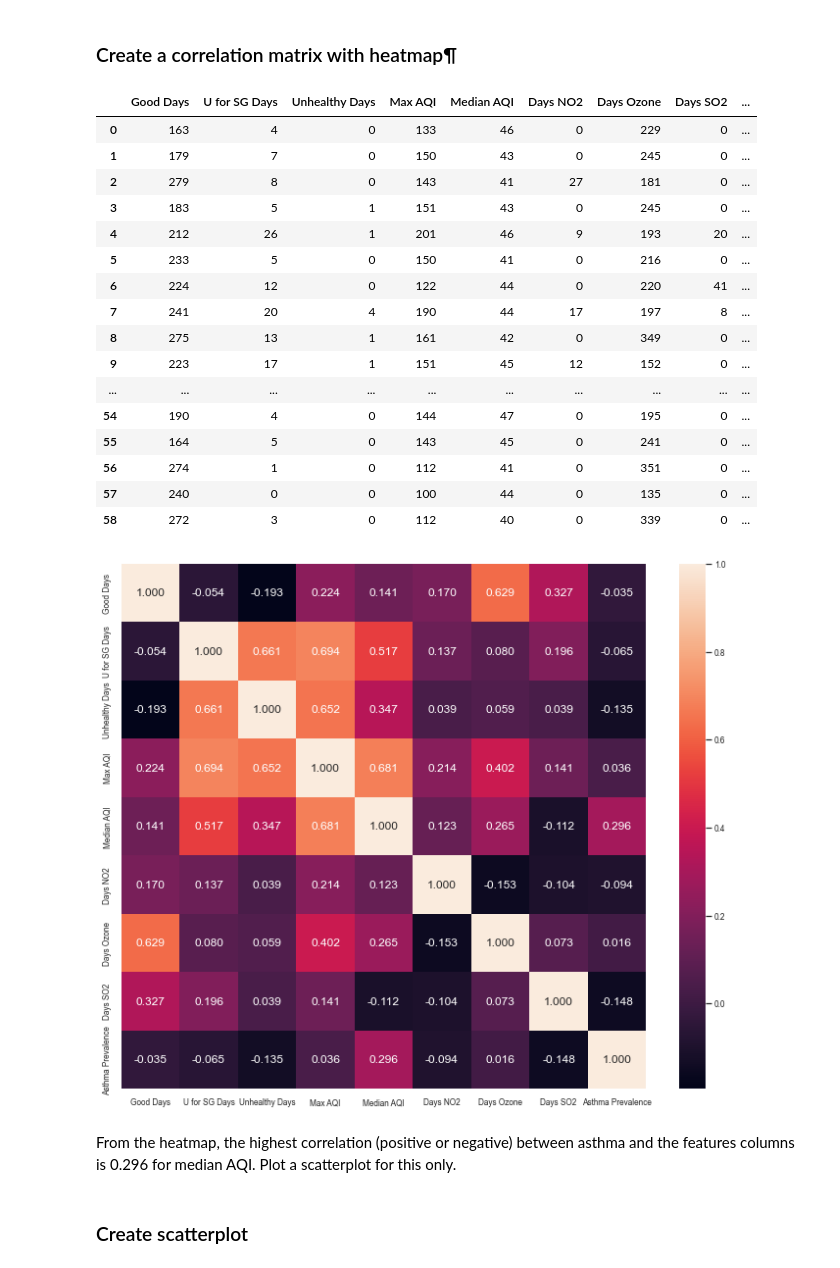
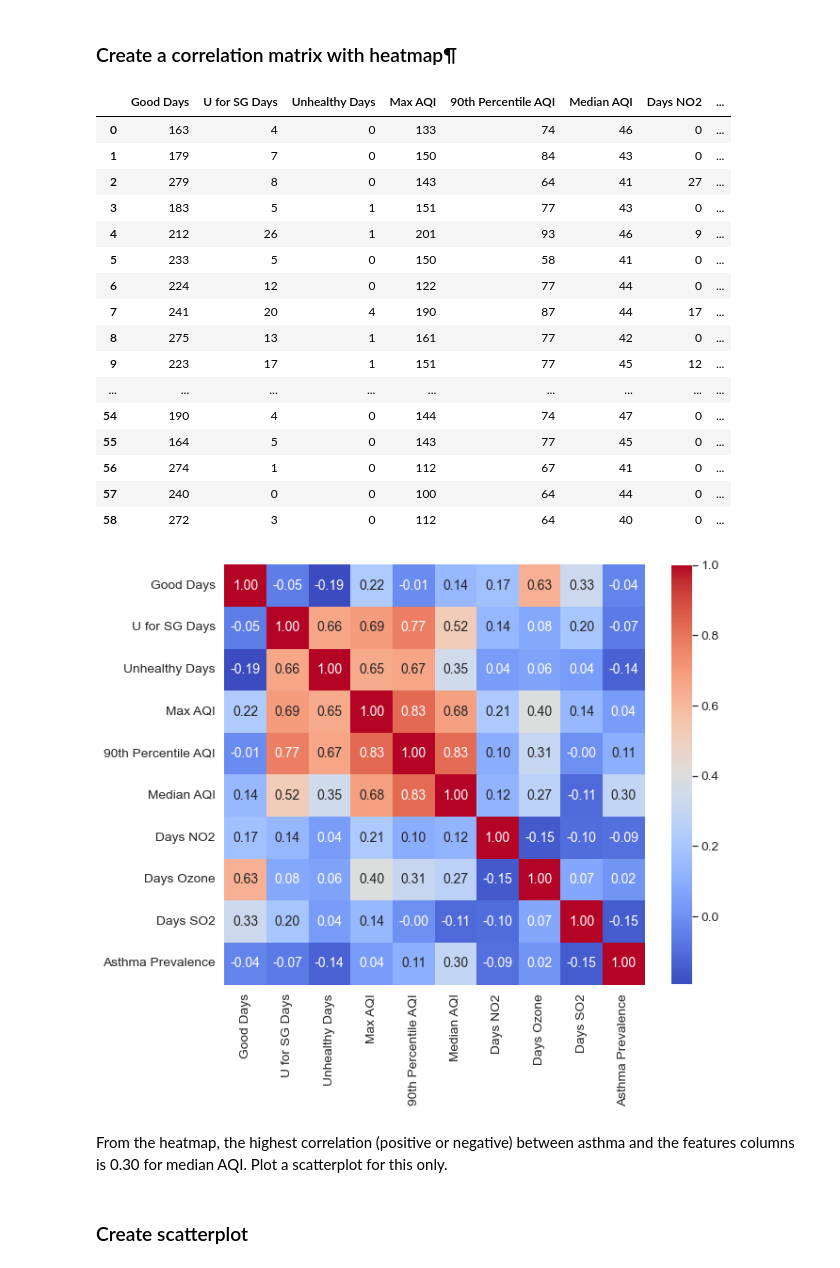
Before and after one commit to mjlaw/FIT_capstone, a Jupyter notebook: Jupyter_notebooks/Air Quality and Asthma part2.ipynb, the cells around one changed output. Cells and saved outputs as stored; diff of their text form; code cells hidden in the pictures.

Commit message:
edits and updates to visualizations

```diff
--- a/Jupyter_notebooks/Air Quality and Asthma part2.ipynb
+++ b/Jupyter_notebooks/Air Quality and Asthma part2.ipynb
@@ -345,7 +603,7 @@ vermontAsthmaAQI[cols].values
 vermontAsthmaAQI[cols].values.T
 cm = np.corrcoef(vermontAsthmaAQI[cols].values.T)
 # %%
-sns.set(font_scale=.75)
+sns.set(font_scale=1.25)
 #cbar - boolean to specify whether or not to draw the color bar
 #annot - boolean to specify whether or not to annotate the heatmap
 #square - boolean to specify whether or not to set the Axes aspect
@@ -353,9 +611,9 @@ sns.set(font_scale=.75)
 #fmt='.2f' - string formatting code to use when adding annotations
 #annot_kws - dict of key, value mappings, optional keyword arguments for
 #matplotlib.axes.Axes.text() when annot is True
-fig, ax = plt.subplots(figsize=(12,12))
+fig, ax = plt.subplots(figsize=(10,10))
 
-hm = sns.heatmap(cm,cbar=True, cbar_kws={"shrink": 0.82}, annot=True,square=True,fmt='.3f',
-                annot_kws={'size':12},yticklabels=cols,xticklabels=cols,
+hm = sns.heatmap(cm, cmap='coolwarm', cbar=True, cbar_kws={"shrink": 0.82}, annot=True,square=True,fmt='.2f',
+                annot_kws={'size':14},yticklabels=cols,xticklabels=cols,
                 ax=ax)
 # %% [output]
@@ -1118,7 +1350,7 @@ kentuckyAsthmaAQIPlotting.describe()
 # %%
 #remove the very unhealthy days, hazardous days, and days CO from the cols list because they are all zeros or max of 1.
 cols = ['Good Days','U for SG Days','Unhealthy Days',
-       'Max AQI','Median AQI', 'Days NO2',
+       'Max AQI', '90th Percentile AQI', 'Median AQI', 'Days NO2',
        'Days Ozone', 'Days SO2','Asthma Prevalence']
 # %%
 kentuckyAsthmaAQIPlotting = kentuckyAsthmaAQI[cols]
@@ -1138,48 +1370,48 @@ kentuckyAsthmaAQIPlotting.describe()
 # %%
 kentuckyAsthmaAQIPlotting
 # %% [output]
-|  | Good Days | U for SG Days | Unhealthy Days | Max AQI | Median AQI | Days NO2 | Days Ozone | Days SO2 | ... |
-| 0 | 163 | 4 | 0 | 133 | 46 | 0 | 229 | 0 | ... |
-| 1 | 179 | 7 | 0 | 150 | 43 | 0 | 245 | 0 | ... |
-| 2 | 279 | 8 | 0 | 143 | 41 | 27 | 181 | 0 | ... |
-| 3 | 183 | 5 | 1 | 151 | 43 | 0 | 245 | 0 | ... |
-| 4 | 212 | 26 | 1 | 201 | 46 | 9 | 193 | 20 | ... |
-| 5 | 233 | 5 | 0 | 150 | 41 | 0 | 216 | 0 | ... |
-| 6 | 224 | 12 | 0 | 122 | 44 | 0 | 220 | 41 | ... |
-| 7 | 241 | 20 | 4 | 190 | 44 | 17 | 197 | 8 | ... |
-| 8 | 275 | 13 | 1 | 161 | 42 | 0 | 349 | 0 | ... |
-| 9 | 223 | 17 | 1 | 151 | 45 | 12 | 152 | 0 | ... |
-| ... | ... | ... | ... | ... | ... | ... | ... | ... | ... |
-| 54 | 190 | 4 | 0 | 144 | 47 | 0 | 195 | 0 | ... |
-| 55 | 164 | 5 | 0 | 143 | 45 | 0 | 241 | 0 | ... |
-| 56 | 274 | 1 | 0 | 112 | 41 | 0 | 351 | 0 | ... |
-| 57 | 240 | 0 | 0 | 100 | 44 | 0 | 135 | 0 | ... |
-| 58 | 272 | 3 | 0 | 112 | 40 | 0 | 339 | 0 | ... |
+|  | Good Days | U for SG Days | Unhealthy Days | Max AQI | 90th Percentile AQI | Median AQI | Days NO2 | ... |
+| 0 | 163 | 4 | 0 | 133 | 74 | 46 | 0 | ... |
+| 1 | 179 | 7 | 0 | 150 | 84 | 43 | 0 | ... |
+| 2 | 279 | 8 | 0 | 143 | 64 | 41 | 27 | ... |
+| 3 | 183 | 5 | 1 | 151 | 77 | 43 | 0 | ... |
+| 4 | 212 | 26 | 1 | 201 | 93 | 46 | 9 | ... |
+| 5 | 233 | 5 | 0 | 150 | 58 | 41 | 0 | ... |
+| 6 | 224 | 12 | 0 | 122 | 77 | 44 | 0 | ... |
+| 7 | 241 | 20 | 4 | 190 | 87 | 44 | 17 | ... |
+| 8 | 275 | 13 | 1 | 161 | 77 | 42 | 0 | ... |
+| 9 | 223 | 17 | 1 | 151 | 77 | 45 | 12 | ... |
+| ... | ... | ... | ... | ... | ... | ... | ... | ... |
+| 54 | 190 | 4 | 0 | 144 | 74 | 47 | 0 | ... |
+| 55 | 164 | 5 | 0 | 143 | 77 | 45 | 0 | ... |
+| 56 | 274 | 1 | 0 | 112 | 67 | 41 | 0 | ... |
+| 57 | 240 | 0 | 0 | 100 | 64 | 44 | 0 | ... |
+| 58 | 272 | 3 | 0 | 112 | 64 | 40 | 0 | ... |
 # %%
 #correlation matrix with heatmap code from CIS5400, Python and Data Science
 kentuckyAsthmaAQI[cols].values
 kentuckyAsthmaAQI[cols].values.T
 cm1 = np.corrcoef(kentuckyAsthmaAQI[cols].values.T)
 # %%
-sns.set(font_scale=.75)
+sns.set(font_scale=1.25)
 #cbar - boolean to specify whether or not to draw the color bar
 #annot - boolean to specify whether or not to annotate the heatmap
 #square - boolean to specify whether or not to set the Axes aspect
 #to “equal” so each cell will be square-shaped.
 #fmt='.2f' - string formatting code to use when adding annotations
 #annot_kws - dict of key, value mappings, optional keyword arguments for
 #matplotlib.axes.Axes.text() when annot is True
-fig, ax = plt.subplots(figsize=(12,12))
+fig, ax = plt.subplots(figsize=(10,10))
 
-hm = sns.heatmap(cm1,cbar=True, cbar_kws={"shrink": 0.82}, annot=True,square=True,fmt='.3f',
-                annot_kws={'size':12},yticklabels=cols,xticklabels=cols,
+hm = sns.heatmap(cm1, cmap='coolwarm', cbar=True, cbar_kws={"shrink": 0.82}, annot=True,square=True,fmt='.2f',
+                annot_kws={'size':14},yticklabels=cols,xticklabels=cols,
                 ax=ax)
 # %% [output]
-[figure, old version]
+[figure, new version]
 # %%
 plt.close()
 # %% [markdown]
-From the heatmap, the highest correlation (positive or negative) between asthma and the features columns is 0.296 for median AQI. Plot a scatterplot for this only.
+From the heatmap, the highest correlation (positive or negative) between asthma and the features columns is 0.30 for median AQI. Plot a scatterplot for this only.
 # %% [markdown]
 ### Create scatterplot
 # %%
```
Also changed, not shown: parts of 89 cells of this notebook, 4 other files.
